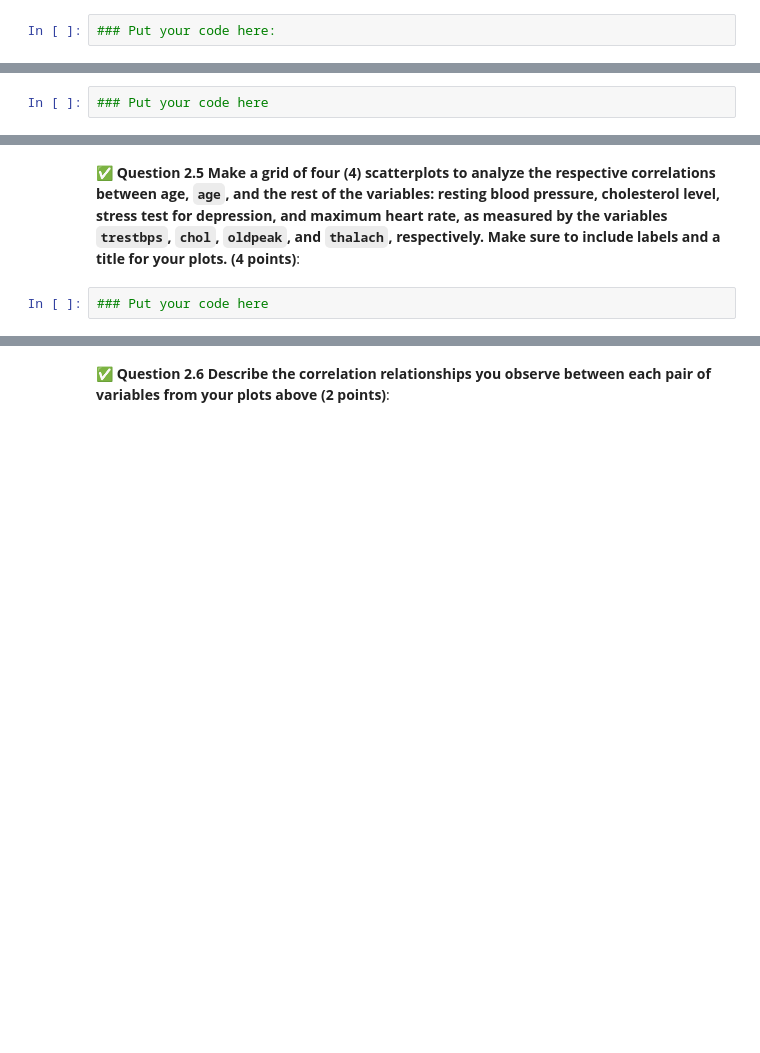
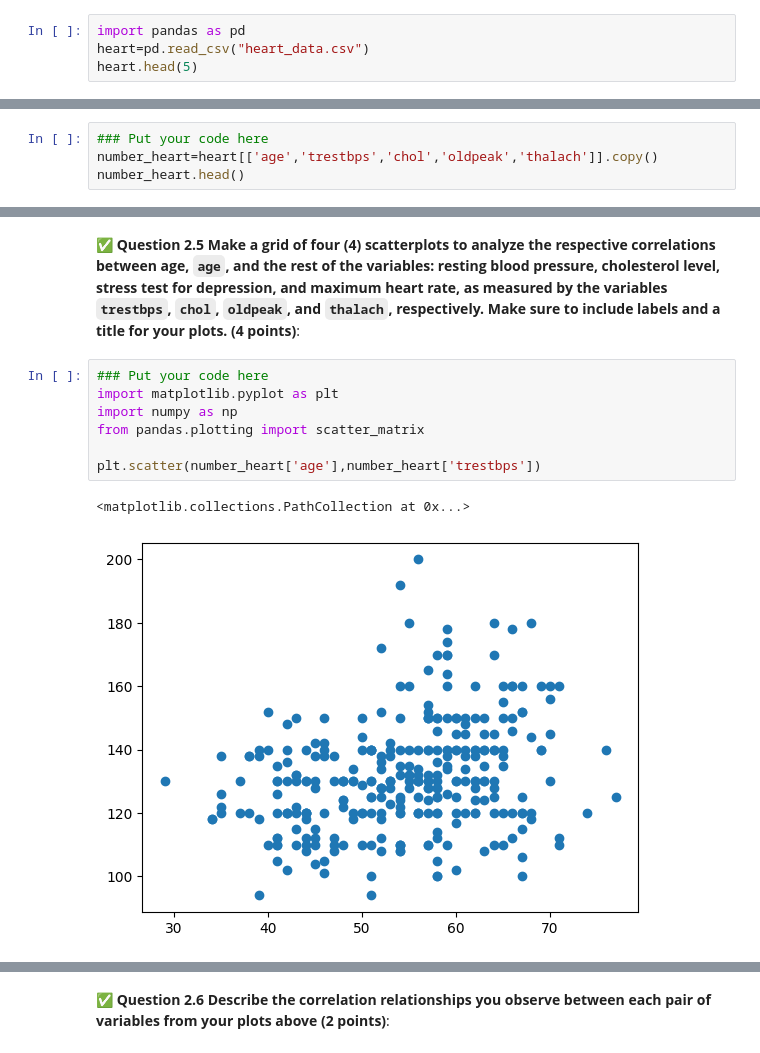
Before and after one commit to eliasel3-hub/CMSE202-f25-turnin, a Jupyter notebook: midterm/CMSE202-Midterm-Section003-STUDENT-F25.ipynb, the cells around one changed output, grey strips where cells are left out. Cells and saved outputs as stored; diff of their text form; blank space fills up the shorter version.

```diff
--- a/midterm/CMSE202-Midterm-Section003-STUDENT-F25.ipynb
+++ b/midterm/CMSE202-Midterm-Section003-STUDENT-F25.ipynb
@@ -88,4 +94,6 @@ The data set at this web link `https://raw.githubusercontent.com/NkechiC/Data-fi
 # %% [markdown]
 &#9989; **Question 2.2 Read in the dataset as a Pandas data frame and then display the first 5 rows. (1 point)**:
 # %%
-### Put your code here:
+import pandas as pd
+heart=pd.read_csv("heart_data.csv")
+heart.head(5)
@@ -97,3 +124,5 @@ The data set at this web link `https://raw.githubusercontent.com/NkechiC/Data-fi
 &#9989; **Question 2.4 Now create a slice of the dataset that includes only the numerical variables `age`, `trestbps`, `chol`, `oldpeak`, and `thalach` (2 points)**:
 # %%
 ### Put your code here
+number_heart=heart[['age','trestbps','chol','oldpeak','thalach']].copy()
+number_heart.head()
@@ -101,3 +137,11 @@ The data set at this web link `https://raw.githubusercontent.com/NkechiC/Data-fi
 &#9989; **Question 2.5 Make a grid of four (4) scatterplots to analyze the respective correlations between age, `age`,  and the rest of the variables: resting blood pressure, cholesterol level, stress test for depression, and maximum heart rate, as measured by the variables `trestbps`, `chol`, `oldpeak`, and `thalach`, respectively. Make sure to include labels and a title for your plots. (4 points)**:
 # %%
 ### Put your code here
+import matplotlib.pyplot as plt
+import numpy as np
+from pandas.plotting import scatter_matrix
+
+plt.scatter(number_heart['age'],number_heart['trestbps'])
+# %% [output]
+<matplotlib.collections.PathCollection at 0x...>
+[figure, added]
```
Also changed, not shown: parts of 21 cells of this notebook, 1 other file.
